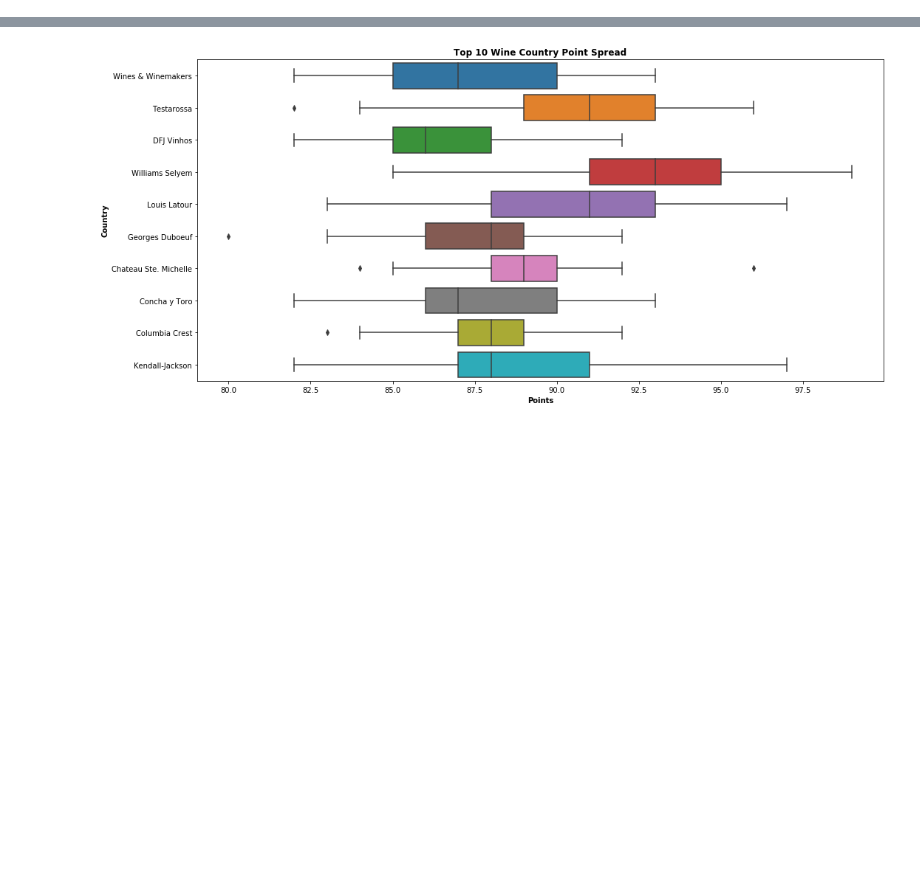
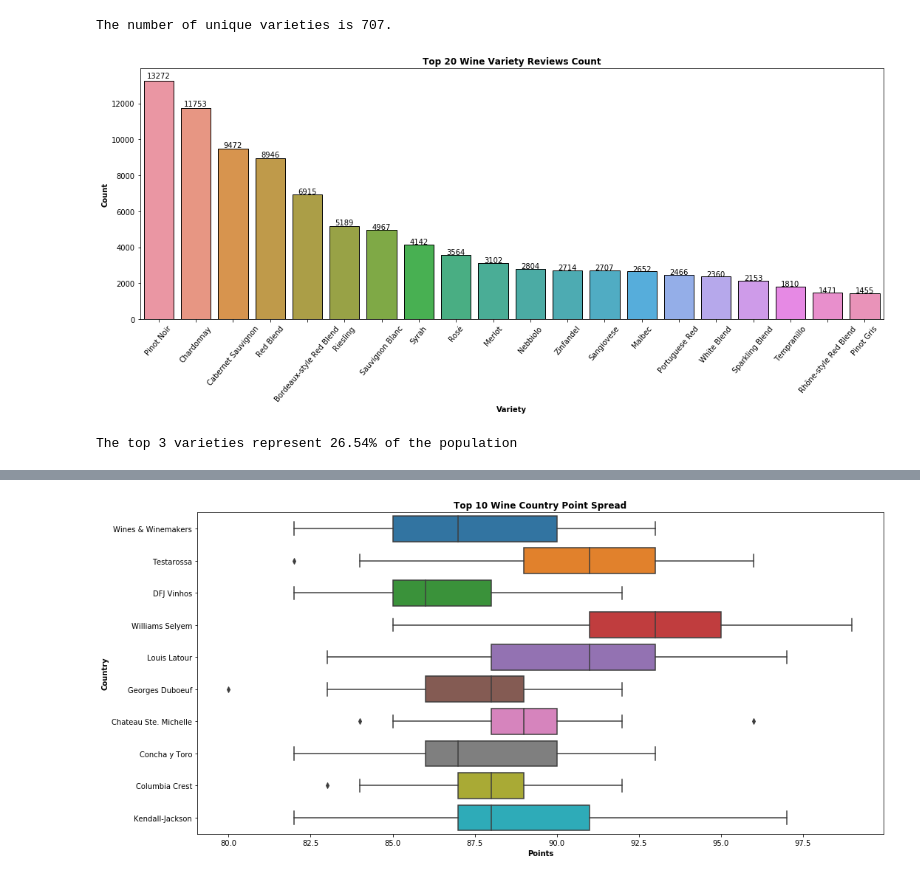
Before and after one commit to andrewab981/Thinkful, a Jupyter notebook: Supervised Learning Capstone/Supervised Learning Capstone.ipynb, the cells around one changed output, grey strips where cells are left out. Saved outputs shown, nothing was run; the diff lists cells and outputs as text; code cells hidden in the pictures; blank space fills up the shorter version.

```diff
--- a/Supervised Learning Capstone/Supervised Learning Capstone.ipynb
+++ b/Supervised Learning Capstone/Supervised Learning Capstone.ipynb
@@ -381,0 +114,41 @@ plt.show()
+# %%
+# Create list of unique varieties
+# Print the number of unique variables
+var_unique = df['variety'].unique()
+print('The number of unique varieties is {}.'.format(len(var_unique)))
+# %% [output]
+The number of unique varieties is 707.
+# %%
+plt.figure(figsize=(15, 7))
+
+# Plot the chart of top 20 varities
+graph = sns.countplot(x=df['variety'],
+            order=df['variety'].value_counts().iloc[:20].index,
+                     edgecolor='black')
+
+# Add count total for each bar
+for i, p in enumerate(graph.patches):
+    height = p.get_height()
+    graph.text(p.get_x()+p.get_width()/2., height*1.01,
+        df['variety'].value_counts()[i], ha="center")
+
+plt.title('Top 20 Wine Variety Reviews Count', fontweight='bold')
+plt.xlabel('Variety', fontweight='bold')
+plt.ylabel('Count', fontweight='bold')
+
+plt.xticks(rotation=50)
+plt.tight_layout()
+plt.show()
+# %% [output]
+[figure, added]
+# %%
+# Calculate the percentage of n from the total population
+n = 3
+var_counts = df['variety'].value_counts().sum()
+top_3 = df['variety'].value_counts().nlargest(n).sum()
+
+percentage = round((top_3/var_counts*100), 2)
+
+print('The top 3 varieties represent {}% of the population'.format(percentage))
+# %% [output]
+The top 3 varieties represent 26.54% of the population
```
Also changed, not shown: parts of 105 cells of this notebook.
